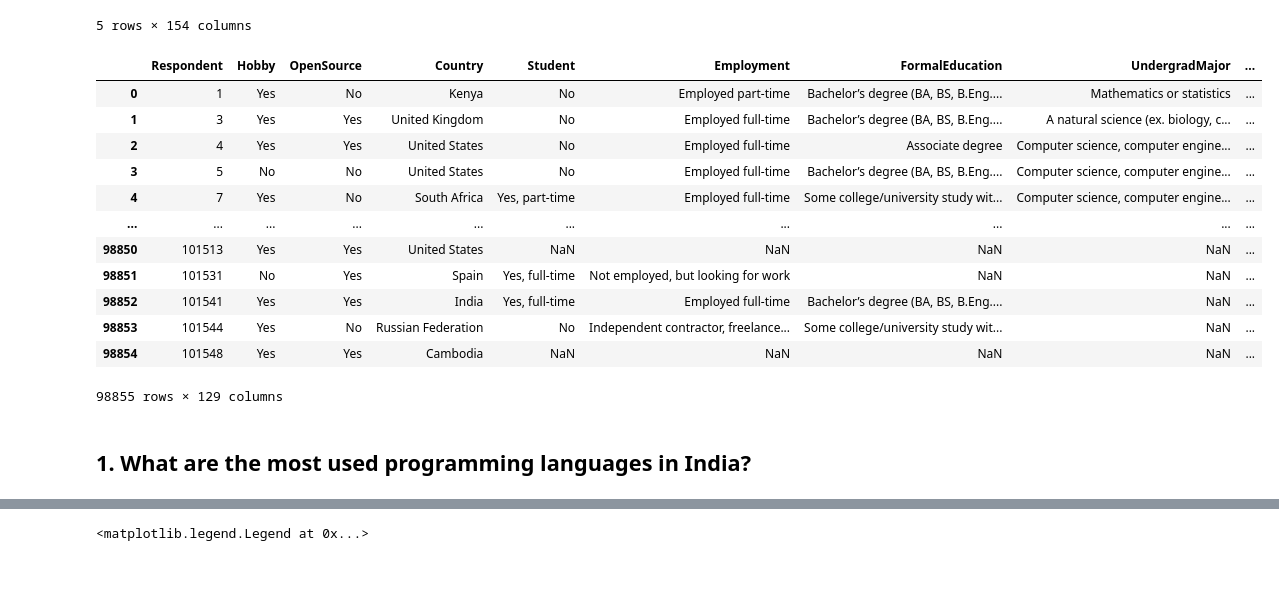
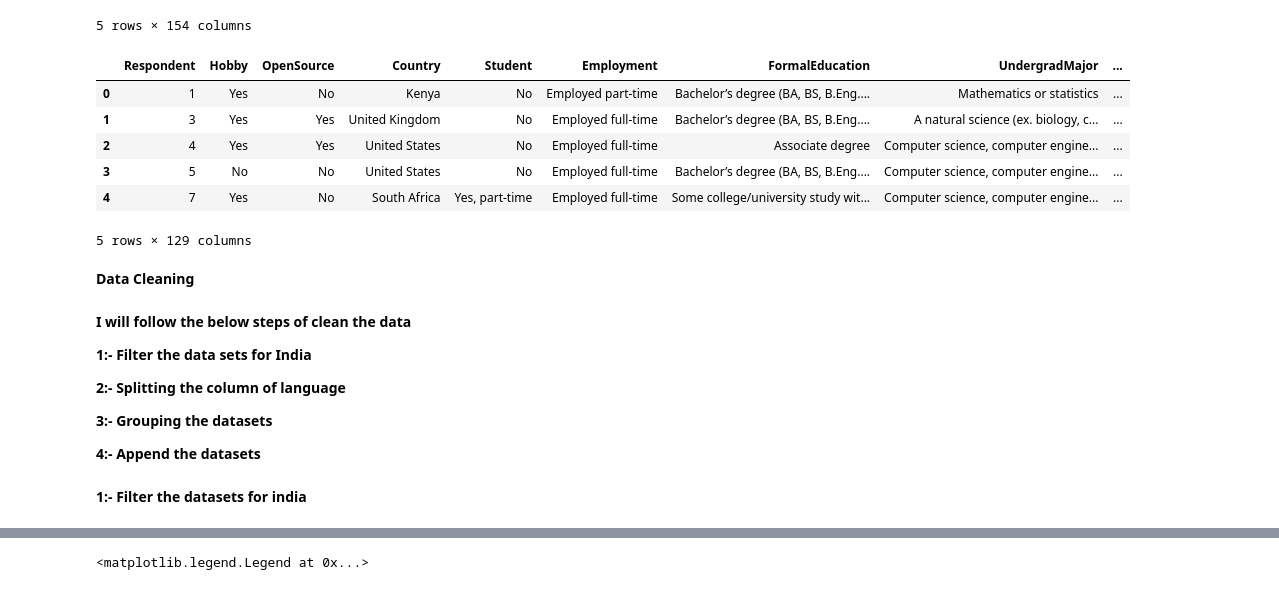
Before and after one commit to ankush01061997/Data_Scientist_Blog_post_master, a Jupyter notebook: Stackoverflow’s_2017_2018_Dataset (1).ipynb, the cells around one changed output, grey strips where cells are left out. Saved outputs shown, nothing was run; the diff lists cells and outputs as text; code cells hidden in the pictures.

```diff
--- a/Stackoverflow’s_2017_2018_Dataset (1).ipynb
+++ b/Stackoverflow’s_2017_2018_Dataset (1).ipynb
@@ -30,21 +46,27 @@ df_a.head()
 | 4 | 5 | Professional developer | Yes, I program as a hobby | Switzerland | No | Employed full-time | Master's degree | ... |
 5 rows × 154 columns
 # %%
-df_b
+df_b.head()
 # %% [output]
 |  | Respondent | Hobby | OpenSource | Country | Student | Employment | FormalEducation | UndergradMajor | ... |
 | 0 | 1 | Yes | No | Kenya | No | Employed part-time | Bachelor’s degree (BA, BS, B.Eng.... | Mathematics or statistics | ... |
 | 1 | 3 | Yes | Yes | United Kingdom | No | Employed full-time | Bachelor’s degree (BA, BS, B.Eng.... | A natural science (ex. biology, c... | ... |
 | 2 | 4 | Yes | Yes | United States | No | Employed full-time | Associate degree | Computer science, computer engine... | ... |
 | 3 | 5 | No | No | United States | No | Employed full-time | Bachelor’s degree (BA, BS, B.Eng.... | Computer science, computer engine... | ... |
 | 4 | 7 | Yes | No | South Africa | Yes, part-time | Employed full-time | Some college/university study wit... | Computer science, computer engine... | ... |
-| ... | ... | ... | ... | ... | ... | ... | ... | ... | ... |
-| 98850 | 101513 | Yes | Yes | United States | NaN | NaN | NaN | NaN | ... |
-| 98851 | 101531 | No | Yes | Spain | Yes, full-time | Not employed, but looking for work | NaN | NaN | ... |
-| 98852 | 101541 | Yes | Yes | India | Yes, full-time | Employed full-time | Bachelor’s degree (BA, BS, B.Eng.... | NaN | ... |
-| 98853 | 101544 | Yes | No | Russian Federation | No | Independent contractor, freelance... | Some college/university study wit... | NaN | ... |
-| 98854 | 101548 | Yes | Yes | Cambodia | NaN | NaN | NaN | NaN | ... |
-98855 rows × 129 columns
+5 rows × 129 columns
-# %% [markdown]
-## 1. What are the most used programming languages in India?
+# %% [markdown]
+**Data Cleaning**
+# %% [markdown]
+**I will follow the below steps of clean the data**
+
+**1:- Filter the data sets for India**
+
+**2:- Splitting the column of language**
+
+**3:- Grouping the datasets**
+
+**4:- Append the datasets**
+# %% [markdown]
+**1:- Filter the datasets for india**
 # %%
```
Also changed, not shown: parts of 35 cells of this notebook, 2 other files.
